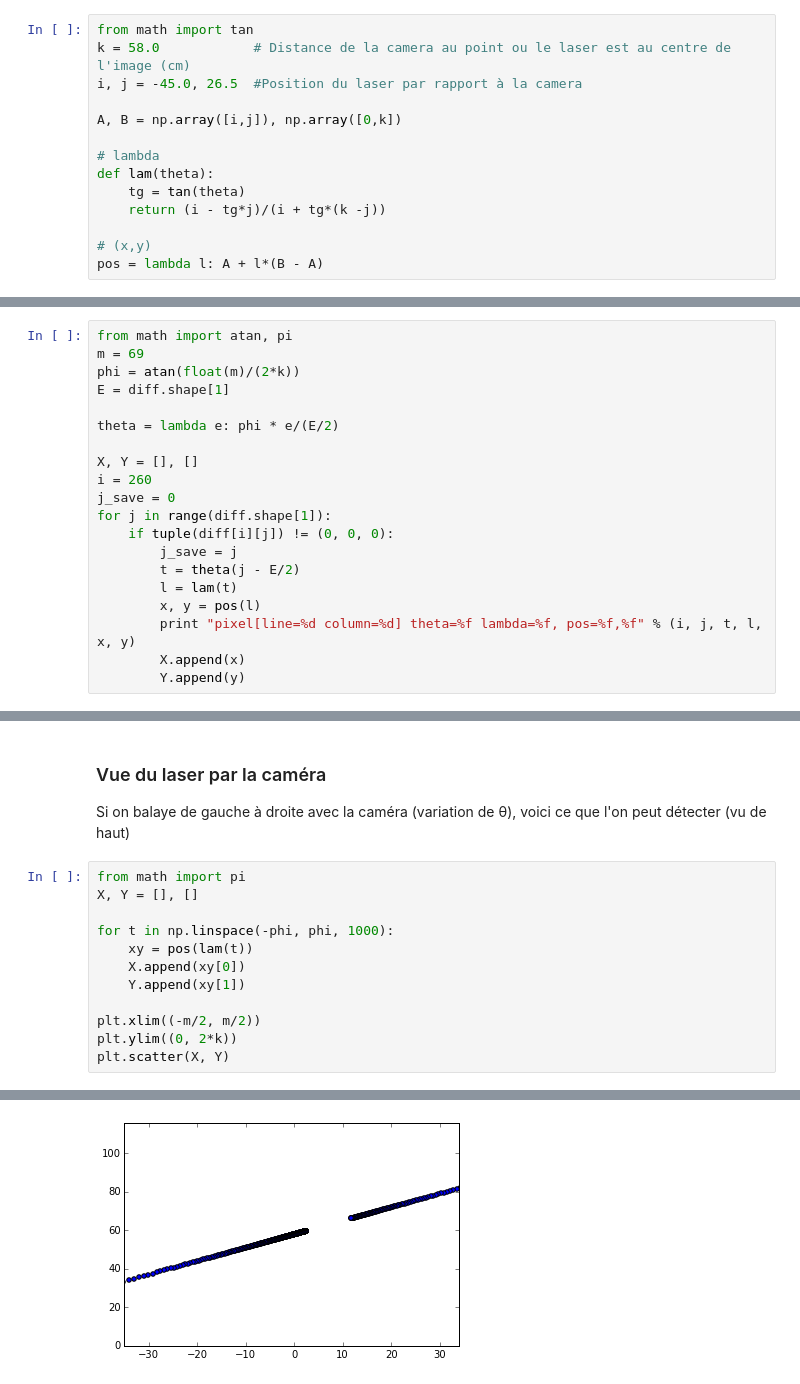
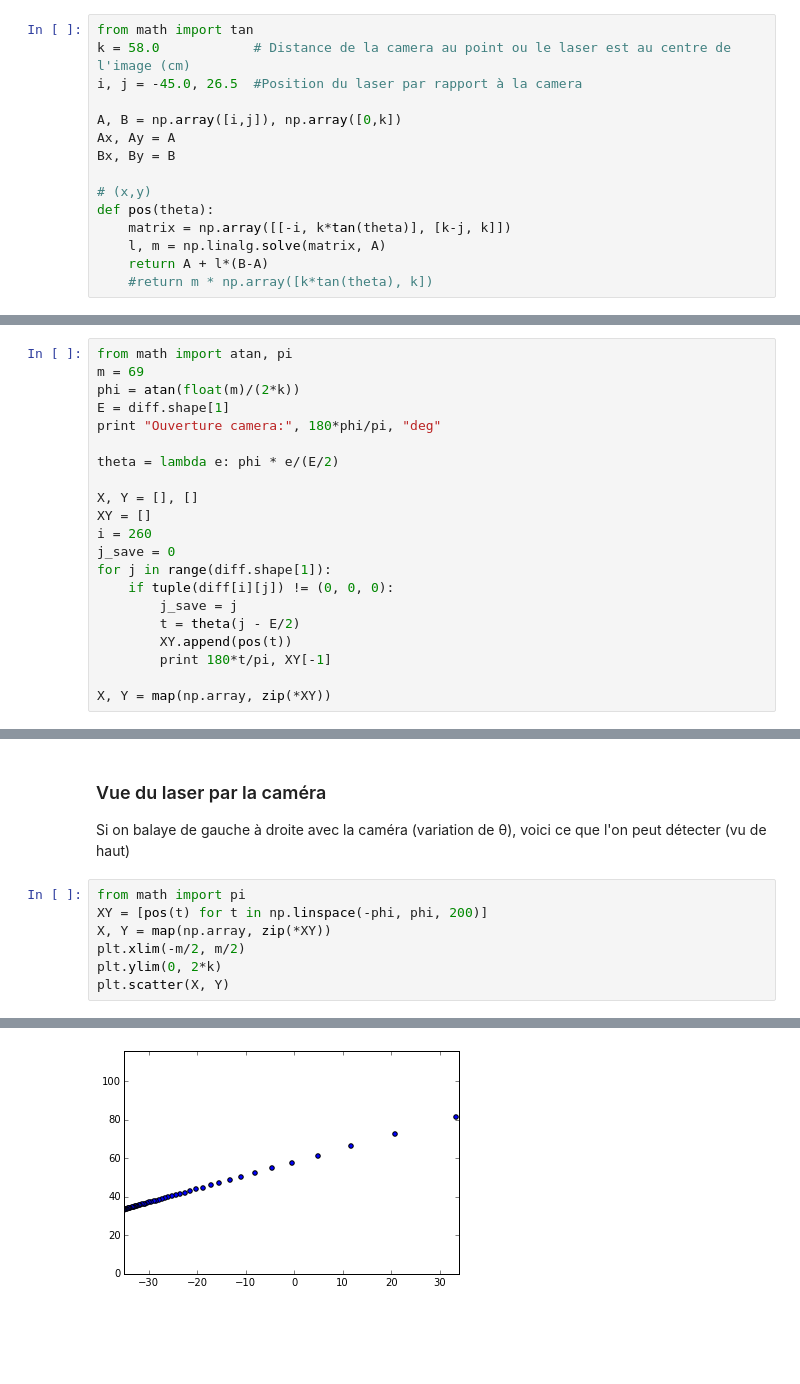
Before and after one commit to fhennecker/semiteleporter, a Jupyter notebook: testimages/Experiment triangulation.ipynb, the cells around one changed output, grey strips where cells are left out. Drawn from its saved outputs; the diff is of its cells as text; blank space fills up the shorter version.

```diff
--- a/testimages/Experiment triangulation.ipynb
+++ b/testimages/Experiment triangulation.ipynb
@@ -76,14 +86,15 @@ k = 58.0            # Distance de la camera au point ou le laser est au centre d
 i, j = -45.0, 26.5  #Position du laser par rapport à la camera
 
 A, B = np.array([i,j]), np.array([0,k])
-
-# lambda
-def lam(theta):
-    tg = tan(theta)
-    return (i - tg*j)/(i + tg*(k -j))
+Ax, Ay = A
+Bx, By = B
 
 # (x,y)
-pos = lambda l: A + l*(B - A)
+def pos(theta):
+    matrix = np.array([[-i, k*tan(theta)], [k-j, k]])
+    l, m = np.linalg.solve(matrix, A)
+    return A + l*(B-A)
+    #return m * np.array([k*tan(theta), k])
 # %% [markdown]
 ## Calcul de l'angle (θ)
 
@@ -100,19 +111,20 @@ from math import atan, pi
 m = 69
 phi = atan(float(m)/(2*k))
 E = diff.shape[1]
+print "Ouverture camera:", 180*phi/pi, "deg"
 
 theta = lambda e: phi * e/(E/2)
 
 X, Y = [], []
+XY = []
 i = 260
 j_save = 0
 for j in range(diff.shape[1]):
     if tuple(diff[i][j]) != (0, 0, 0):
         j_save = j
         t = theta(j - E/2)
-        l = lam(t)
-        x, y = pos(l)
-        print "pixel[line=%d column=%d] theta=%f lambda=%f, pos=%f,%f" % (i, j, t, l, x, y)
-        X.append(x)
-        Y.append(y)
+        XY.append(pos(t))
+        print 180*t/pi, XY[-1]
+
+X, Y = map(np.array, zip(*XY))
 # %% [output]
@@ -166,16 +190,11 @@ fig.set_aspect('equal')
 Si on balaye de gauche à droite avec la caméra (variation de θ), voici ce que l'on peut détecter (vu de haut)
 # %%
 from math import pi
-X, Y = [], []
-
-for t in np.linspace(-phi, phi, 1000):
-    xy = pos(lam(t))
-    X.append(xy[0])
-    Y.append(xy[1])
-
-plt.xlim((-m/2, m/2))
-plt.ylim((0, 2*k))
+XY = [pos(t) for t in np.linspace(-phi, phi, 200)]
+X, Y = map(np.array, zip(*XY))
+plt.xlim(-m/2, m/2)
+plt.ylim(0, 2*k)
 plt.scatter(X, Y)
 # %% [output]
 <matplotlib.collections.PathCollection at 0x...>
-[figure, old version]
+[figure, new version]
```
Also changed, not shown: parts of 4 cells of this notebook.
